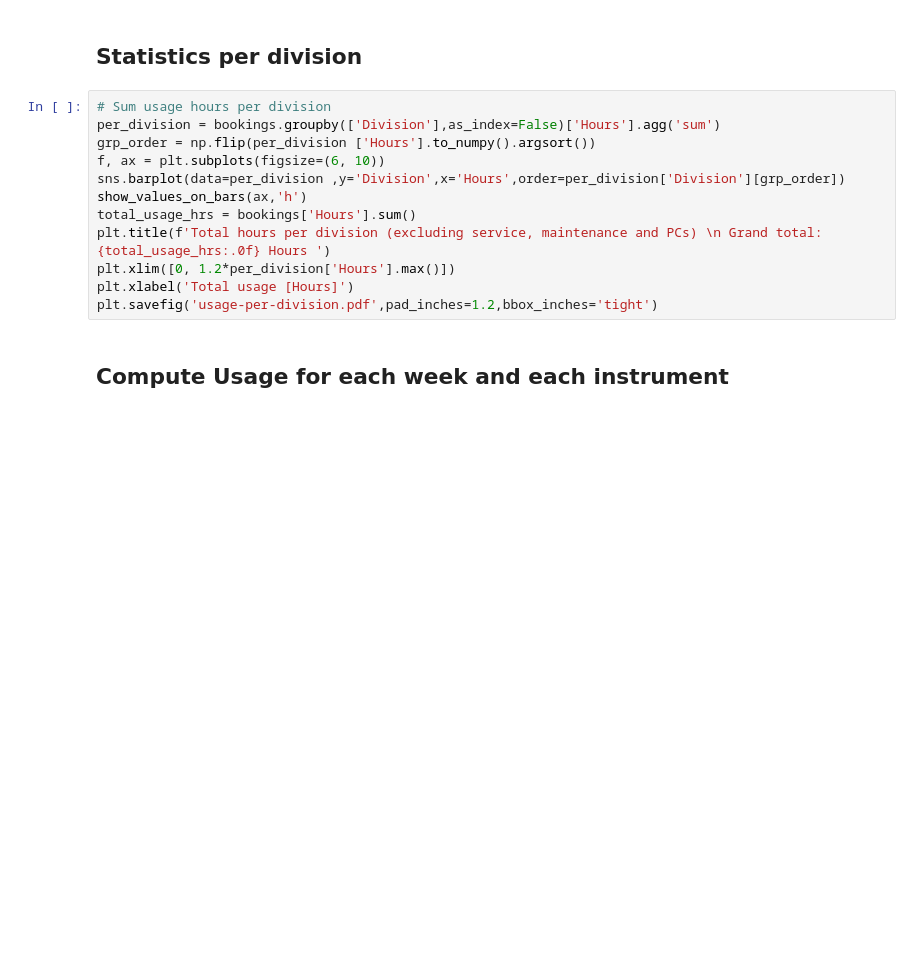
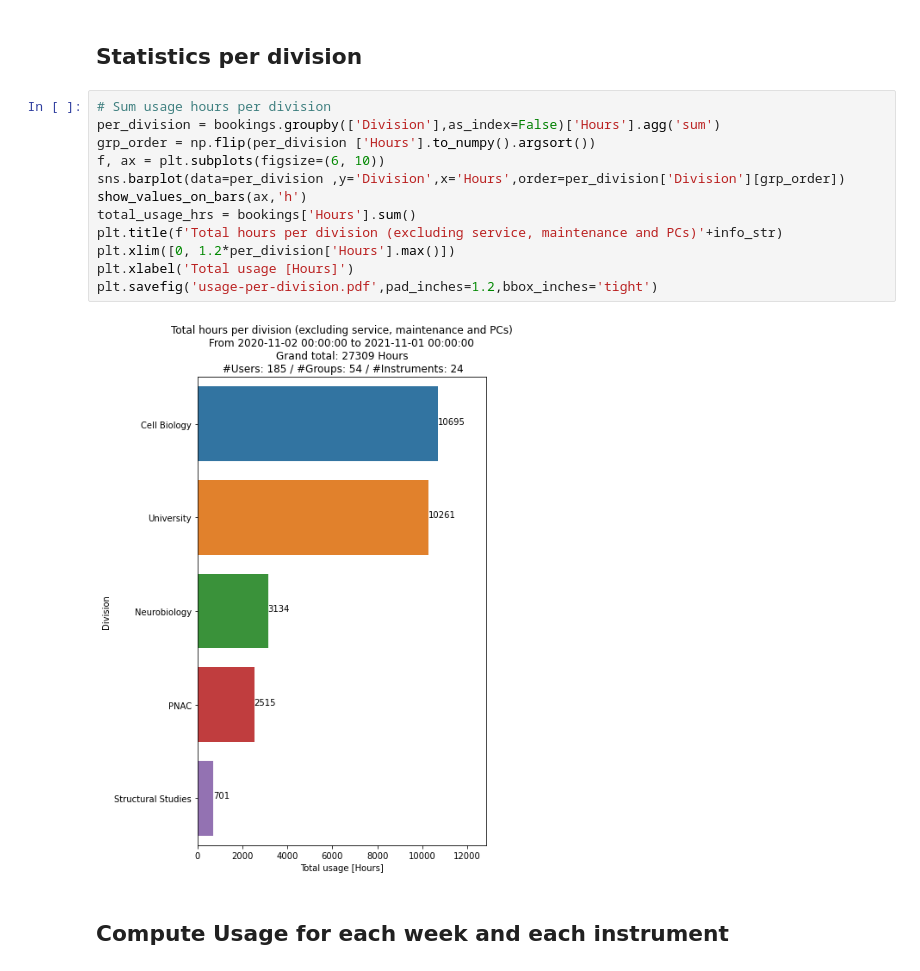
Before and after one commit to jboulanger/UsageStats, a Jupyter notebook: Usage Stats Analytics.ipynb, the cells around one changed output. Drawn from its saved outputs; the diff is of its cells as text; blank space fills up the shorter version.

```diff
--- a/Usage Stats Analytics.ipynb
+++ b/Usage Stats Analytics.ipynb
@@ -240,15 +342,17 @@ plt.savefig('usage-per-group.pdf',pad_inches=1.2,bbox_inches='tight')
 # %%
 # Sum usage hours per division
 per_division = bookings.groupby(['Division'],as_index=False)['Hours'].agg('sum')
 grp_order = np.flip(per_division ['Hours'].to_numpy().argsort())
 f, ax = plt.subplots(figsize=(6, 10))
 sns.barplot(data=per_division ,y='Division',x='Hours',order=per_division['Division'][grp_order])
 show_values_on_bars(ax,'h')
 total_usage_hrs = bookings['Hours'].sum()
-plt.title(f'Total hours per division (excluding service, maintenance and PCs) \n Grand total: {total_usage_hrs:.0f} Hours ')
+plt.title(f'Total hours per division (excluding service, maintenance and PCs)'+info_str)
 plt.xlim([0, 1.2*per_division['Hours'].max()])
 plt.xlabel('Total usage [Hours]')
 plt.savefig('usage-per-division.pdf',pad_inches=1.2,bbox_inches='tight')
+# %% [output]
+[figure, added]
 # %% [markdown]
 ## Compute Usage for each week and each instrument
 # %%
```
Also changed, not shown: parts of 15 cells of this notebook.
